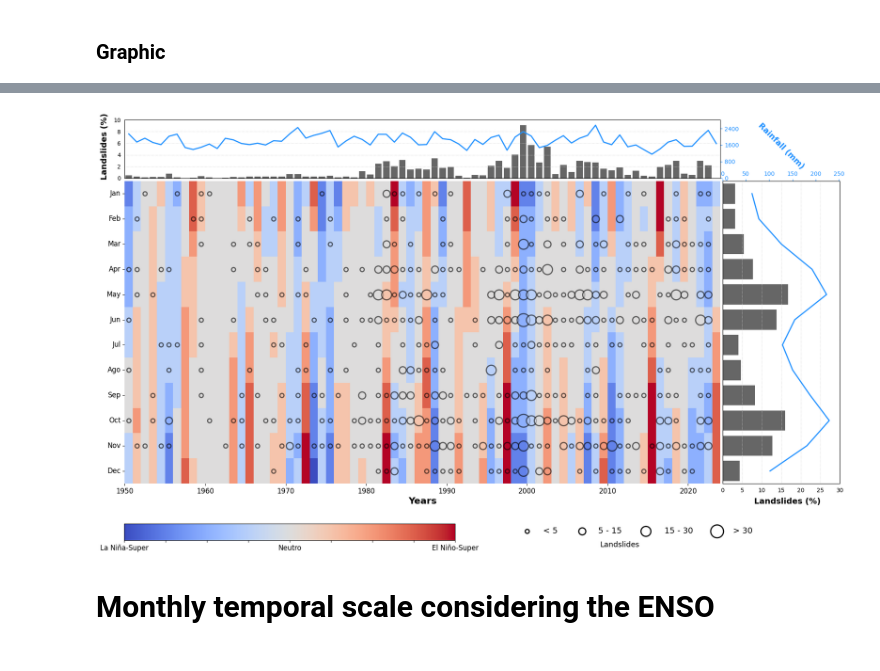
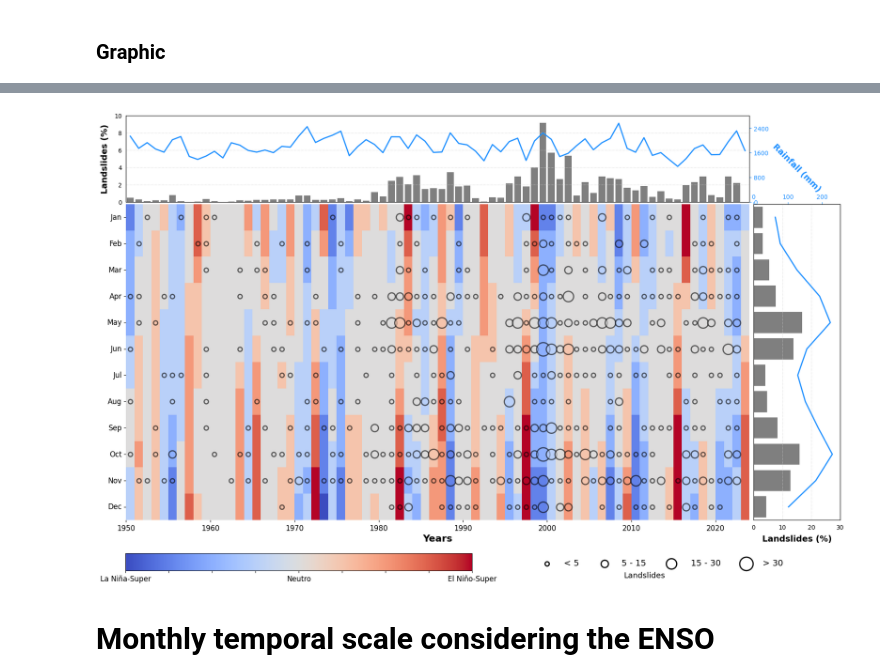
Before and after one commit to edieraristizabal/PAPER_RainfallLandslides_Vdea, a Jupyter notebook: CODE/temporal_analysis/temporal_analysis.ipynb, the cells around one changed output, grey strips where cells are left out. Drawn from its saved outputs; the diff is of its cells as text; code cells hidden in the pictures.

Commit message:
Actualiza temporal_analisis

```diff
--- a/CODE/temporal_analysis/temporal_analysis.ipynb
+++ b/CODE/temporal_analysis/temporal_analysis.ipynb
@@ -100,7 +100,7 @@ enso_series = enso_series[(enso_series['Date'] >= start_date) & (enso_series['Da
 # Diccionario para mapear los números de los meses a nombres abreviados
 month_mapping = {
     1: 'Jan', 2: 'Feb', 3: 'Mar', 4: 'Apr', 5: 'May', 6: 'Jun',
-    7: 'Jul', 8: 'Ago', 9: 'Sep', 10: 'Oct', 11: 'Nov', 12: 'Dec'
+    7: 'Jul', 8: 'Aug', 9: 'Sep', 10: 'Oct', 11: 'Nov', 12: 'Dec'
 }
 
 # Convertir los números de los meses a los nombres abreviados
@@ -121,3 +121,7 @@ cmap_dict = {
     'El Niño-Super': '#800020'
 }
 cmap_class = ListedColormap([cmap_dict[i] for i in cmap_dict])
+
+# Convertir los nombres de los meses a un tipo categórico con un orden específico
+month_order = ['Jan', 'Feb', 'Mar', 'Apr', 'May', 'Jun', 'Jul', 'Aug', 'Sep', 'Oct', 'Nov', 'Dec']
+enso_series['Month'] = pd.Categorical(enso_series['Month'], categories=month_order, ordered=True)
@@ -130,7 +130,7 @@ enso_series['Month'] = pd.Categorical(enso_series['Month'], categories=month_ord
 # %%
 month_mapping = {
     1: 'Jan', 2: 'Feb', 3: 'Mar', 4: 'Apr', 5: 'May', 6: 'Jun',
-    7: 'Jul', 8: 'Ago', 9: 'Sep', 10: 'Oct', 11: 'Nov', 12: 'Dec'
+    7: 'Jul', 8: 'Aug', 9: 'Sep', 10: 'Oct', 11: 'Nov', 12: 'Dec'
 }
 
 landslides_df = pd.read_csv(f'{path_inventory}inventory_GEOHAZARDS_20240824.csv')
@@ -148,7 +148,7 @@ landslides_series['Year'] = landslides_series['Fecha'].dt.year
 landslides_series['Month'] = landslides_series['Fecha'].dt.month.map(month_mapping)
 
 # Convertir los nombres de los meses a un tipo categórico con un orden específico
-month_order = ['Jan', 'Feb', 'Mar', 'Apr', 'May', 'Jun', 'Jul', 'Ago', 'Sep', 'Oct', 'Nov', 'Dec']
+month_order = ['Jan', 'Feb', 'Mar', 'Apr', 'May', 'Jun', 'Jul', 'Aug', 'Sep', 'Oct', 'Nov', 'Dec']
 landslides_series['Month'] = pd.Categorical(landslides_series['Month'], categories=month_order, ordered=True)
 
 # Agrupar por año y mes para contar los deslizamientos en cada combinación
@@ -199,7 +181,7 @@ rainfall_series = all_stations_df.mean(axis=1).resample('M').sum()
 # Diccionario para mapear los números de los meses a nombres abreviados
 month_mapping = {
     1: 'Jan', 2: 'Feb', 3: 'Mar', 4: 'Apr', 5: 'May', 6: 'Jun',
-    7: 'Jul', 8: 'Ago', 9: 'Sep', 10: 'Oct', 11: 'Nov', 12: 'Dec'
+    7: 'Jul', 8: 'Aug', 9: 'Sep', 10: 'Oct', 11: 'Nov', 12: 'Dec'
 }
 # Agrupar la serie de precipitación por mes (en números) y sumarla
 monthly_rainfall_sum = rainfall_series.groupby(rainfall_series.index.month).mean()
@@ -431,7 +296,7 @@ legend_sizes = [50, 150, 300, 500]
 
 # Posicionar la leyenda en la esquina inferior derecha usando bbox_to_anchor
 legend_circles = [plt.scatter([], [], s=size, color='white', edgecolor='black', linewidth=2) for size in legend_sizes]
-g.ax_joint.legend(legend_circles, legend_labels, loc='upper left', bbox_to_anchor=(0.65, -0.12),
+g.ax_joint.legend(legend_circles, legend_labels, loc='upper left', bbox_to_anchor=(0.65, -0.10),
                   handletextpad=1, labelspacing=1.2, ncol=4, fontsize=14, frameon=False)
 
 # Calcular el total de deslizamientos
@@ -447,8 +312,15 @@ df_m_pct = (landslides_matrix.sum(axis=1) / total_landslides) * 100  # Porcentaj
 #df_m = landslides_matrix.sum(axis=1)  # Suma de deslizamientos por mes
 
 # Dibujar las barras de deslizamientos con transparencia
-g.ax_marg_y.barh(np.arange(0.5, m), df_m_pct, color='black', alpha=0.6)
-g.ax_marg_x.bar(np.arange(0.5, y), df_y_pct, color='black', alpha=0.6)
+g.ax_marg_y.barh(np.arange(0.5, m),
+                 df_m_pct,
+                 color='black',
+                 alpha=0.5)
+
+g.ax_marg_x.bar(np.arange(0.5, y),
+                df_y_pct,
+                color='black',
+                alpha=0.5)
 
 # Precipitación acumulada en los ejes secundarios con líneas más estilizadas
 ax2 = g.ax_marg_x.twinx()
@@ -483,46 +355,86 @@ g.ax_marg_x.tick_params(axis='y', left=False, labelleft=False)
 g.ax_marg_y.tick_params(axis='x', bottom=False, labelbottom=False)
 
 g.fig.set_size_inches(20, 10)
-g.fig.subplots_adjust(hspace=0.05, wspace=0.02)
+g.fig.subplots_adjust(hspace=0.05, wspace=0.05)
 
 # Crear la barra de color más pequeña
 # Ajustar la altura de la barra de color (por ejemplo, 0.02 de altura en lugar de 0.04)
-cax = g.fig.add_axes([0.11, -0.04, 0.40, 0.04])  # Cambiar la última coordenada para hacerla más pequeña
+cax = g.fig.add_axes([0.11, -0.02, 0.40, 0.04])  # Cambiar la última coordenada para hacerla más pequeña
 
 # Crear la barra de color con las nuevas dimensiones
 cbar = g.fig.colorbar(g.ax_joint.collections[1], cax=cax, orientation='horizontal')
 
 # Asigna el locator a la barra de color
 n_classes = 9
 cbar.ax.xaxis.set_major_locator(FixedLocator([i for i in range(n_classes)]))
 
 # Configura las etiquetas de la barra de color
 cbar.ax.set_xticklabels(['La Niña-Super', ' ', ' ', ' ', 'Neutro',' ', ' ', ' ', 'El Niño-Super'], fontsize=12, rotation=0, color='black')
 
 # Añadir líneas de cuadrícula más sutiles
 g.ax_marg_y.grid(True, axis='x', ls=':', color='lightgray')
 g.ax_marg_x.grid(True, axis='y', ls=':', color='lightgray')
 
 
 g.ax_marg_y.tick_params(labelbottom=True)
 g.ax_marg_y.grid(True, axis='x', ls=':')
 g.ax_marg_y.set_xlim(0,30)
 
 g.ax_marg_x.tick_params(labelleft=True)
 g.ax_marg_x.grid(True, axis='y', ls=':')
 g.ax_marg_x.set_ylim(0,10)
 
 # Añadir etiquetas de deslizamientos
 font_dict = ax2y.xaxis.label.get_font_properties().copy()
-g.ax_marg_y.text(8, 12.8, 'Landslides (%)', fontproperties=font_dict) # Right bar plot
-g.ax_marg_x.text(-3, 0, 'Landslides (%)', fontproperties=font_dict, rotation=90) # Upper bar plot
+g.ax_marg_y.text(3, 12.8, 'Landslides (%)', fontproperties=font_dict) # Right bar plot
+g.ax_marg_x.text(-3, 1.2, 'Landslides (%)', fontproperties=font_dict, rotation=90) # Upper bar plot
+
+
+from matplotlib.transforms import Bbox
+
+ax_joint  = g.ax_joint     # heat-map central
+ax_top    = g.ax_marg_x    # barras anuales  (superior)
+ax_right  = g.ax_marg_y    # barras mensuales (derecha)
+
+# 1) obtén la caja del eje central (en coordenadas normalizadas 0-1)
+pos_joint = ax_joint.get_position()
+
+# 2) —— Marginal derecho pegado al heat-map ————————————————————————
+#     ancho deseado (en fracción de la anchura de la figura)
+width_r   = 0.10           # prueba 0.08-0.12 hasta que te guste
+gap_r     = 0.005          # espacio en blanco (0 = sin hueco)
+
+new_right = Bbox.from_extents(
+    pos_joint.x1 + gap_r,          # x0 nuevo = borde derecho del joint + gap
+    pos_joint.y0,                  # y0 igual que el joint
+    pos_joint.x1 + gap_r + width_r,# x1 nuevo
+    pos_joint.y1                   # y1 igual que el joint
+)
+ax_right.set_position(new_right)
+
+# 3) —— Marginal superior más alto ————————————————————————————————
+height_t  = 0.20         # alto nuevo (antes ~0.08). Sube o baja este valor
+gap_t     = gap_r         # mismo hueco visual
+
+new_top = Bbox.from_extents(
+    pos_joint.x0,                  # x0 alinear con joint
+    pos_joint.y1 + gap_t,          # y0 nuevo = borde superior del joint + gap
+    pos_joint.x1,                  # x1 alinear con joint
+    pos_joint.y1 + gap_t + height_t# y1 nuevo
+)
+ax_top.set_position(new_top)
+
+# 4) —— Opcional: actualiza límites de los marginales si cambiaste tamaño
+ax_top.set_ylim(0, 10)    # o el rango que estés usando
+ax_right.set_xlim(0, 30)  # idem
+
 
 # Label para la leyenda de circulos
 plt.text(11.5,-0.4, 'Landslides', fontsize = 13)
 #plt.show()
 g.fig.savefig(f'{output_figures}annual_temporal_ENSO.png', bbox_inches = "tight")
 # %% [output]
-[figure, old version]
+[figure, new version]
 # %% [markdown]
 <h4 style="font-size: 30px;"><strong>Monthly temporal scale considering the ENSO</strong></h4>
 # %% [markdown]
```
Also changed, not shown: parts of 11 cells of this notebook.
